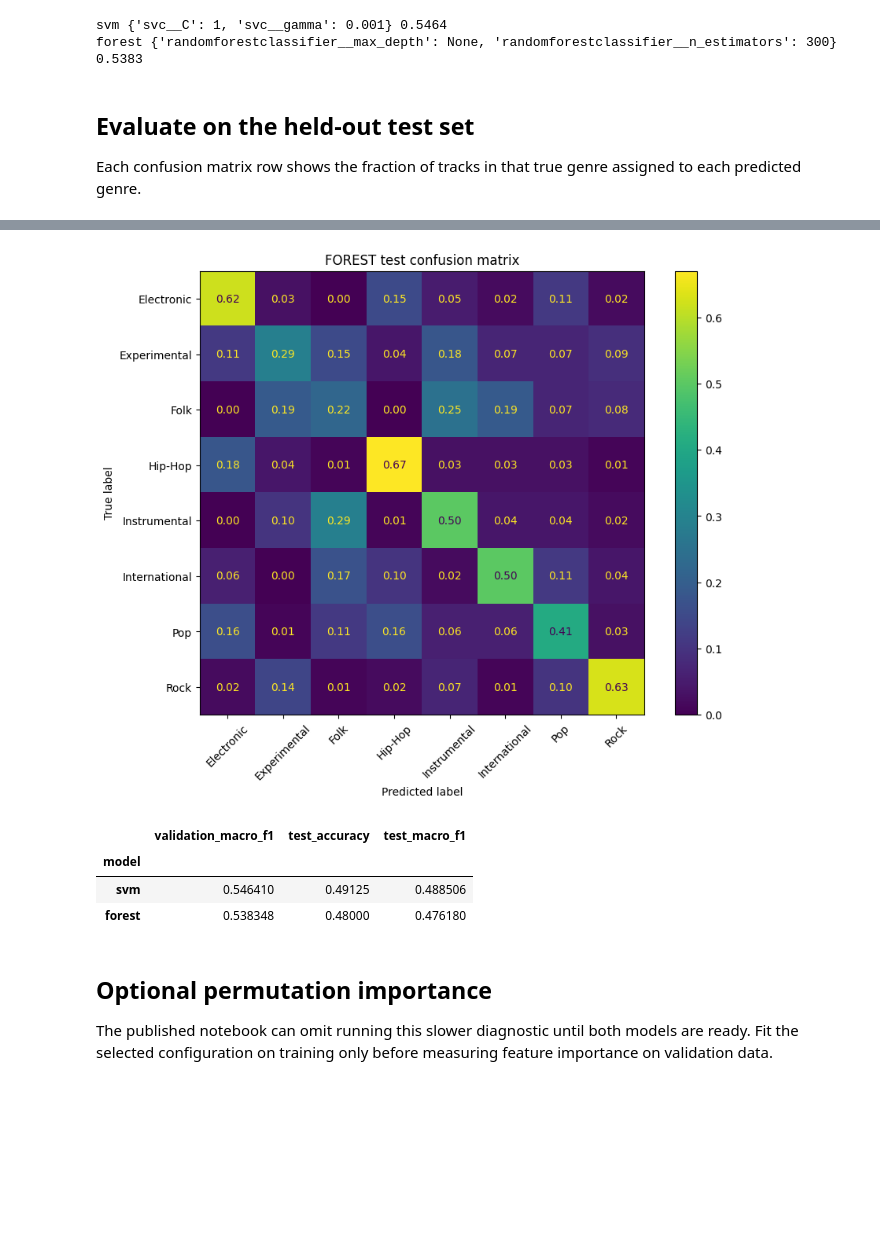
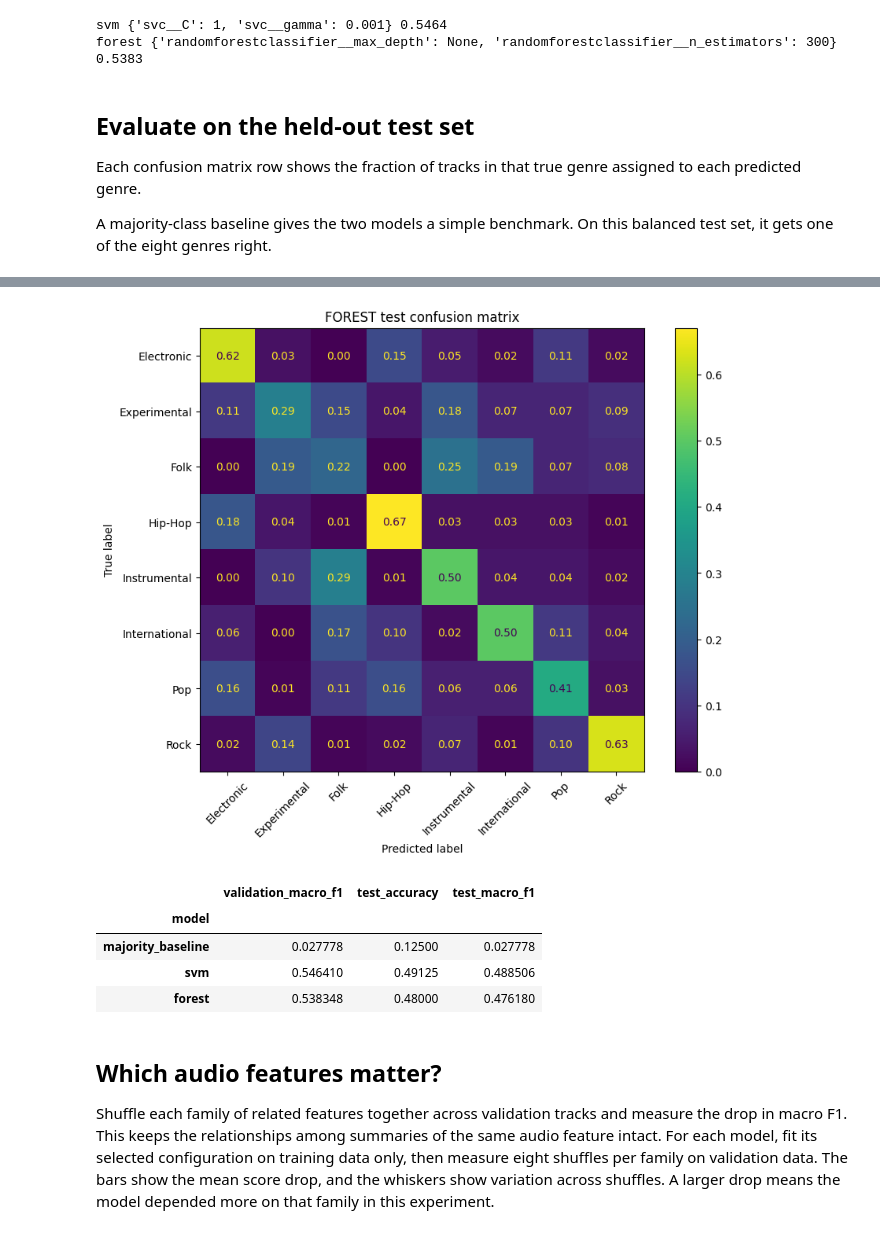
Before and after one commit to Connerj1234/CIS8695-group4-music-genre, a Jupyter notebook: notebooks/music_genre_classification.ipynb, the cells around one changed output, grey strips where cells are left out. Drawn from its saved outputs; the diff is of its cells as text; code cells hidden in the pictures; blank space fills up the shorter version.

Commit message:
Add grouped feature importance and audit genre evaluation

```diff
--- a/notebooks/music_genre_classification.ipynb
+++ b/notebooks/music_genre_classification.ipynb
@@ -35,6 +36,7 @@ small = tracks.loc[tracks[("set", "subset")].eq("small")]
 labels = small[("track", "genre_top")]
 split = small[("set", "split")]
 X = features.reindex(small.index).replace([np.inf, -np.inf], np.nan)
+feature_families = X.columns.get_level_values(0)
 X.columns = [" / ".join(column) for column in X.columns]
 usable = labels.notna() & X.notna().any(axis=1)
 print(f"Using {usable.sum()} of {len(small)} tracks.")
@@ -43,6 +45,16 @@ assert set(split.unique()) == {"training", "validation", "test"}
 genres = sorted(labels.unique())
 assert len(genres) == 8
 display(pd.crosstab(labels, split))
+
+artists_by_split = {
+    name: set(small.loc[split.index[split.eq(name)], ("artist", "id")].dropna())
+    for name in ("training", "validation", "test")
+}
+assert not (artists_by_split["training"] & artists_by_split["validation"])
+assert not (artists_by_split["training"] & artists_by_split["test"])
+assert not (artists_by_split["validation"] & artists_by_split["test"])
+print("Verified no artist overlap across splits.")
+print(f"{X.shape[1]} audio features across {feature_families.nunique()} families.")
 # %% [output]
 Using 8000 of 8000 tracks.
 | (set, split) | test | training | validation |
@@ -92,40 +106,56 @@ forest {'randomforestclassifier__max_depth': None, 'randomforestclassifier__n_es
 ## Evaluate on the held-out test set
 
 Each confusion matrix row shows the fraction of tracks in that true genre assigned to each predicted genre.
+
+A majority-class baseline gives the two models a simple benchmark. On this balanced test set, it gets one of the eight genres right.
 # %%
-scores = []
+truth = labels.loc[test]
+baseline = DummyClassifier(strategy="most_frequent").fit(X.loc[development], labels.loc[development])
+baseline_prediction = baseline.predict(X.loc[test])
+scores = [{
+    "model": "majority_baseline",
+    "validation_macro_f1": f1_score(
+        labels.loc[validation],
+        DummyClassifier(strategy="most_frequent").fit(
+            X.loc[training], labels.loc[training]
+        ).predict(X.loc[validation]),
+        average="macro",
+    ),
+    "test_accuracy": accuracy_score(truth, baseline_prediction),
+    "test_macro_f1": f1_score(truth, baseline_prediction, average="macro"),
+}]
 for name, search in searches.items():
-    truth = labels.loc[test]
     prediction = search.predict(X.loc[test])
     scores.append({"model": name, "validation_macro_f1": search.best_score_,
                    "test_accuracy": accuracy_score(truth, prediction),
                    "test_macro_f1": f1_score(truth, prediction, average="macro")})
 
     report = classification_report(truth, prediction, labels=genres,
                                    output_dict=True, zero_division=0)
     pd.DataFrame(report).T.to_csv(results / f"{name}_classification_report.csv")
 
     fig, ax = plt.subplots(figsize=(9, 7), layout="constrained")
     ConfusionMatrixDisplay.from_predictions(
         truth, prediction, labels=genres, normalize="true",
         xticks_rotation=45, values_format=".2f", ax=ax,
     )
     ax.set_title(f"{name.upper()} test confusion matrix")
     fig.savefig(results / f"{name}_confusion_matrix.png", dpi=180)
     plt.show()
 
 metrics = pd.DataFrame(scores).set_index("model")
 metrics.to_csv(results / "metrics.csv")
 display(metrics)
 # %% [output]
 [figure]
 [figure]
 |  | validation_macro_f1 | test_accuracy | test_macro_f1 |
 | model |  |  |  |
+| majority_baseline | 0.027778 | 0.12500 | 0.027778 |
 | svm | 0.546410 | 0.49125 | 0.488506 |
 | forest | 0.538348 | 0.48000 | 0.476180 |
 # %% [markdown]
-## Optional permutation importance
+## Which audio features matter?
 
-The published notebook can omit running this slower diagnostic until both models are ready. Fit the selected configuration on training only before measuring feature importance on validation data.
+Shuffle each family of related features together across validation tracks and measure the drop in macro F1. This keeps the relationships among summaries of the same audio feature intact. For each model, fit its selected configuration on training data only, then measure eight shuffles per family on validation data. The bars show the mean score drop, and the whiskers show variation across shuffles. A larger drop means the model depended more on that family in this experiment.
 # %%
```
Also changed, not shown: parts of 4 cells of this notebook, 4 other files.
